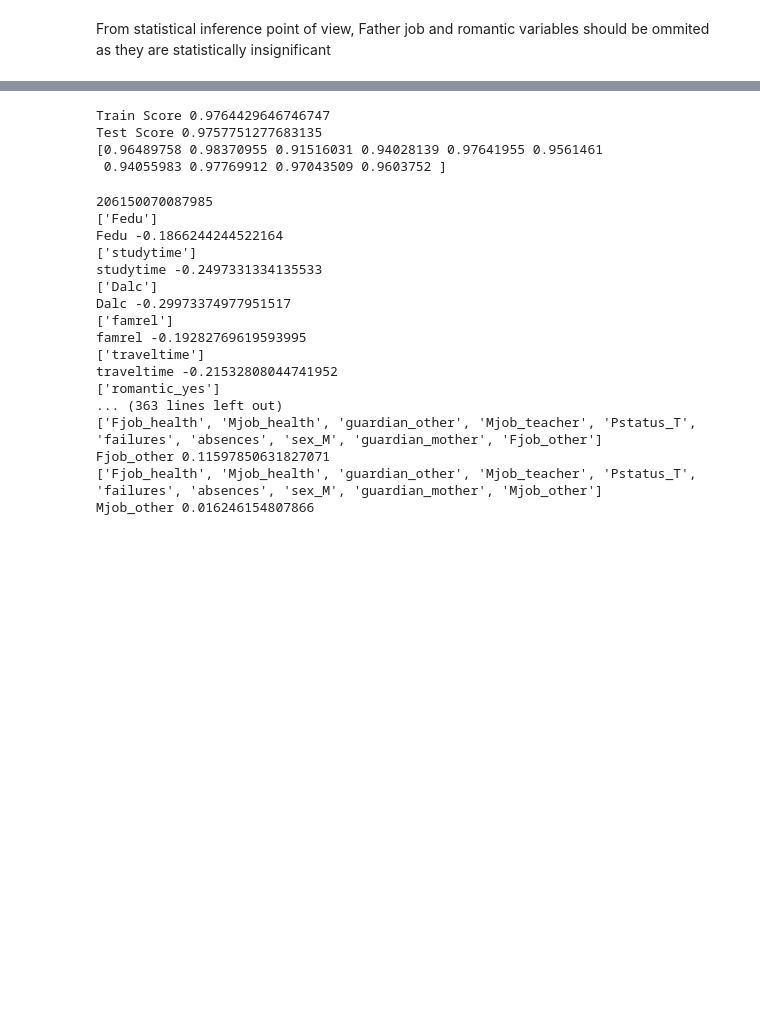
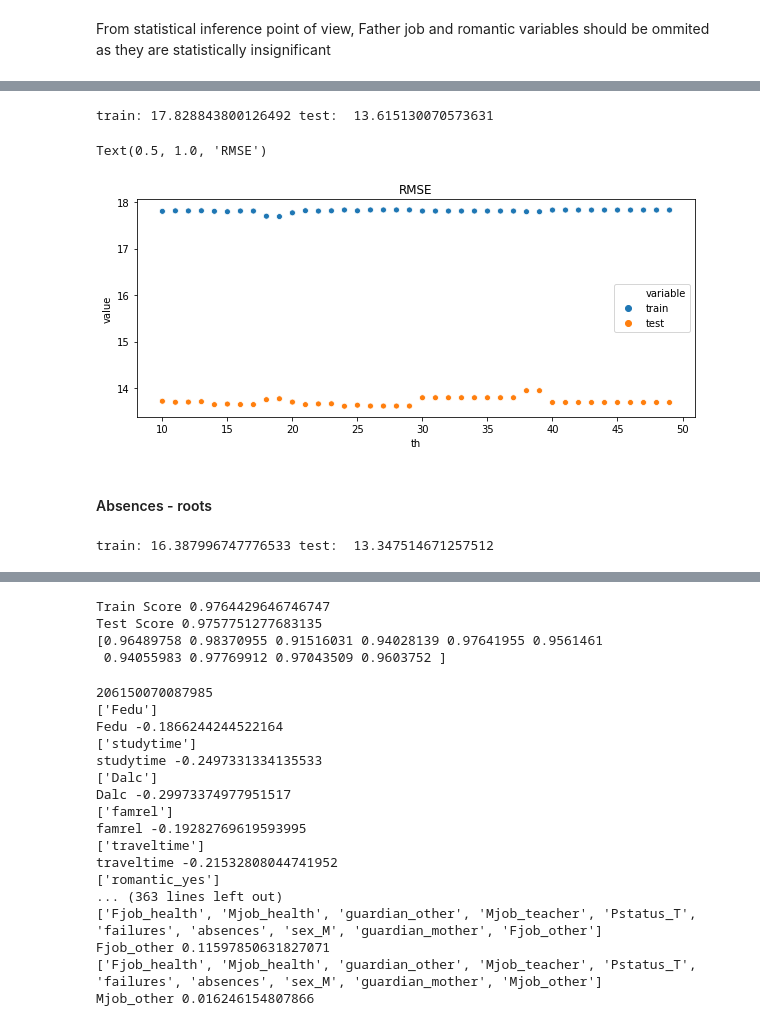
Before and after one commit to bugraefendi/ML-Grades, a Jupyter notebook: Modeling.ipynb, the cells around one changed output, grey strips where cells are left out. Cells and saved outputs as stored; diff of their text form; code cells hidden in the pictures; blank space fills up the shorter version.

```diff
--- a/Modeling.ipynb
+++ b/Modeling.ipynb
@@ -486,0 +516,59 @@ KNN
+# %%
+cols_to_fit = list(rankings.iloc[:8,0])# + ['absences']
+
+mod = LinearRegression()
+res = mod.fit(add_constant(X_train[cols_to_fit]), X_train['Final_grade'])
+
+rmse_train = mean_squared_error(y_train, mod.predict(add_constant(X_train[cols_to_fit])))
+rmse_test = mean_squared_error(y_test, mod.predict(add_constant(X_test[cols_to_fit])))
+print("train:", rmse_train, "test: ", rmse_test)
+# %% [output]
+train: 17.828843800126492 test:  13.615130070573631
+# %%
+scores = []
+for threshold in range(10, 50):
+#     print('Threshold: ', threshold)
+    abs_temp = X_train.copy()
+    abs_temp['thr'] = abs_temp.absences>threshold
+
+    abs_temp_test = X_test.copy()
+    abs_temp_test['thr'] = abs_temp_test.absences>threshold
+
+    cols_to_fit = list(rankings.iloc[:8,0]) + ['thr']
+
+    mod = LinearRegression()
+    res = mod.fit(add_constant(abs_temp[cols_to_fit]), X_train['Final_grade'])
+
+    rmse_train = mean_squared_error(y_train, mod.predict(add_constant(abs_temp[cols_to_fit])))
+    rmse_test = mean_squared_error(y_test, mod.predict(add_constant(abs_temp_test[cols_to_fit])))
+    scores.append((threshold, rmse_train, rmse_test))
+#     print("train:", rmse_train, "test: ", rmse_test)
+# %%
+a = pd.DataFrame(scores, columns = ['th', 'train', 'test'])
+sns.scatterplot(x = 'th', y= 'value', hue = 'variable', data = pd.melt(a, id_vars = 'th')).set_title('RMSE')
+# %% [output]
+Text(0.5, 1.0, 'RMSE')
+[figure, added]
+# %% [markdown]
+#### Absences - roots
+# %%
+scores = []
+for threshold in range(10, 11):
+#     print('Threshold: ', threshold)
+    abs_temp = X_train.copy()
+    abs_temp['thr'] = abs_temp.absences**(1/20)
+
+    abs_temp_test = X_test.copy()
+    abs_temp_test['thr'] = abs_temp_test.absences**(1/20)
+
+    cols_to_fit = list(rankings.iloc[:8,0]) + ['thr']
+
+    mod = LinearRegression()
+    res = mod.fit(add_constant(abs_temp[cols_to_fit]), X_train['Final_grade'])
+
+    rmse_train = mean_squared_error(y_train, mod.predict(add_constant(abs_temp[cols_to_fit])))
+    rmse_test = mean_squared_error(y_test, mod.predict(add_constant(abs_temp_test[cols_to_fit])))
+    scores.append((threshold, rmse_train, rmse_test))
+    print("train:", rmse_train, "test: ", rmse_test)
+# %% [output]
+train: 16.387996747776533 test:  13.347514671257512
```
Also changed, not shown: parts of 38 cells of this notebook, 2 other files.
